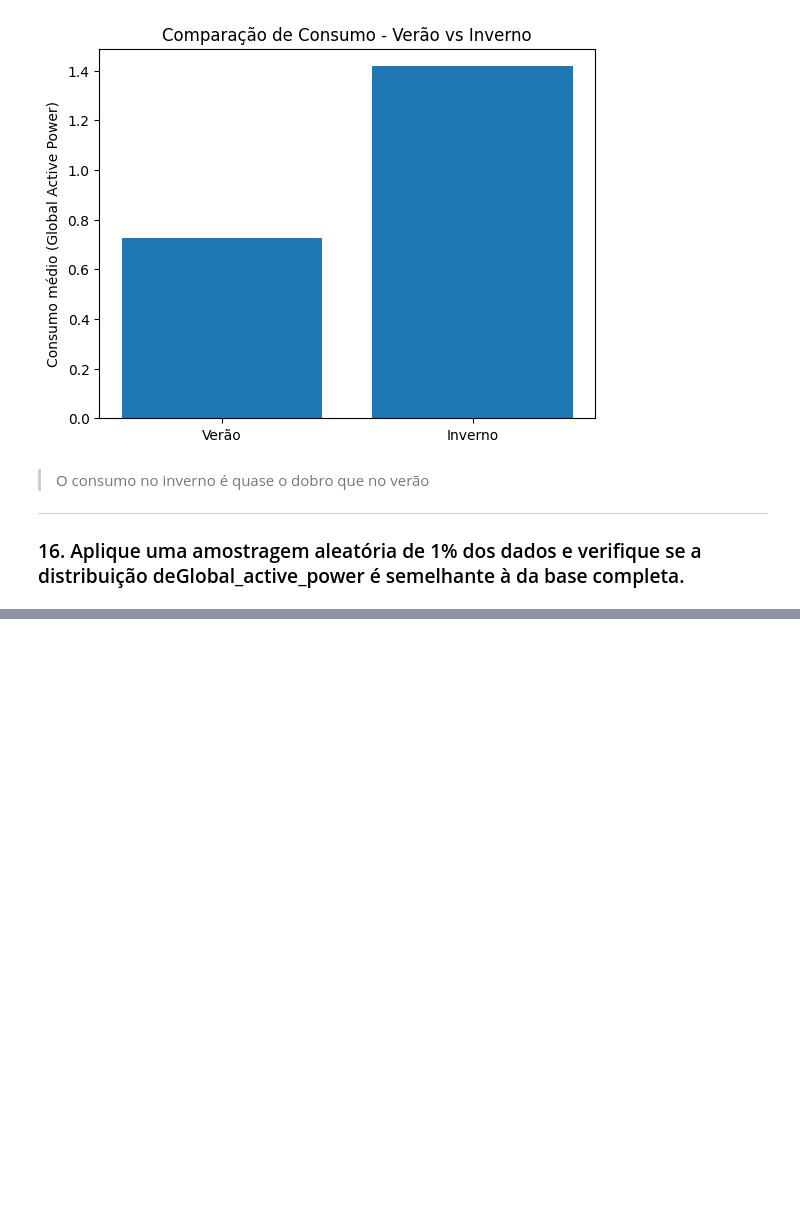
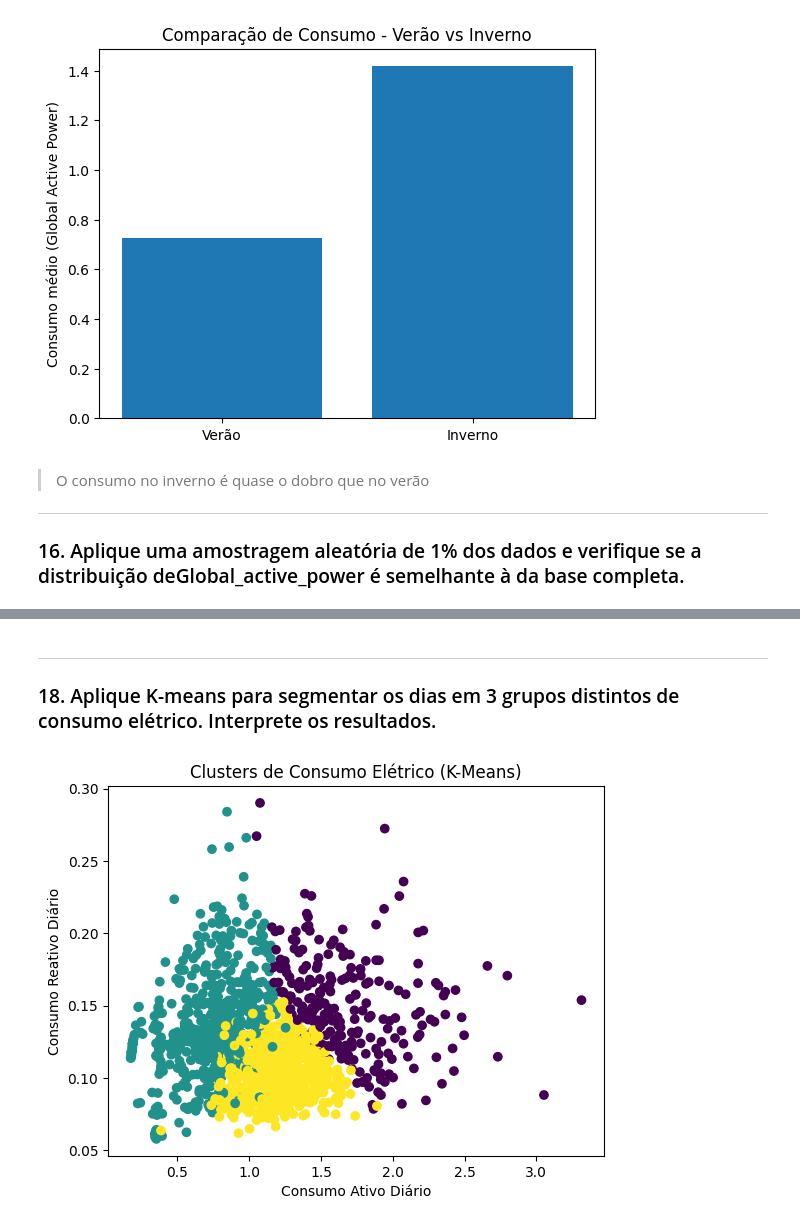
Before and after one commit to Entrega-CheckPoint/IOT-IOB-GENERATIVE-IA-CP04, a Jupyter notebook: checkpoint.ipynb, the cells around one changed output, grey strips where cells are left out. Cells and saved outputs as stored; diff of their text form; code cells hidden in the pictures; blank space fills up the shorter version.

```diff
--- a/checkpoint.ipynb
+++ b/checkpoint.ipynb
@@ -432,0 +481,19 @@ plt.show()
+# %%
+# Selecionando apenas as variáveis numéricas
+df_numeric = df_household[[
+    "Global_active_power",
+    "Global_reactive_power",
+    "Voltage",
+    "Global_intensity"
+]]
+
+# Criando o scaler
+scaler = MinMaxScaler()
+
+# Aplicando transformação
+df_scaled = pd.DataFrame(
+    scaler.fit_transform(df_numeric),
+    columns=df_numeric.columns
+)
+
+df_scaled.head()
@@ -432,0 +507,40 @@ plt.show()
+# %% [markdown]
+---
+
+### 18. Aplique K-means para segmentar os dias em 3 grupos distintos de consumo elétrico. Interprete os resultados.
+# %%
+# **Garantir a coluna de data**:
+
+# Agregação por dia** (aqui você pode escolher: soma, média, etc. Geralmente soma de energia faz sentido):
+
+df_daily = (
+    df_household.groupby("Date")
+    .agg(
+        {
+            "Global_active_power": "mean",
+            "Global_reactive_power": "mean",
+            "Voltage": "mean",
+            "Global_intensity": "mean",
+        }
+    )
+    .reset_index()
+)
+df_daily = df_daily.dropna()
+
+df_scaled = scaler.fit_transform(df_daily.drop(columns=["Date"]))
+
+kmeans = KMeans(n_clusters=3, random_state=42, n_init=10)
+df_daily["Cluster"] = kmeans.fit_predict(df_scaled)
+
+plt.scatter(
+    df_daily["Global_active_power"],
+    df_daily["Global_reactive_power"],
+    c=df_daily["Cluster"],
+    cmap="viridis",
+)
+plt.xlabel("Consumo Ativo Diário")
+plt.ylabel("Consumo Reativo Diário")
+plt.title("Clusters de Consumo Elétrico (K-Means)")
+plt.show()
+# %% [output]
+[figure, added]
```
Also changed, not shown: parts of 8 cells of this notebook.
